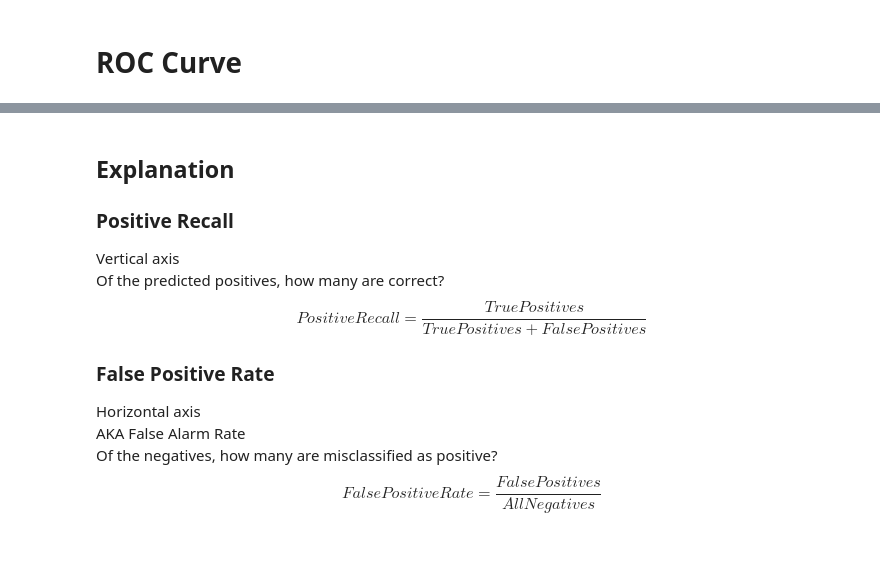
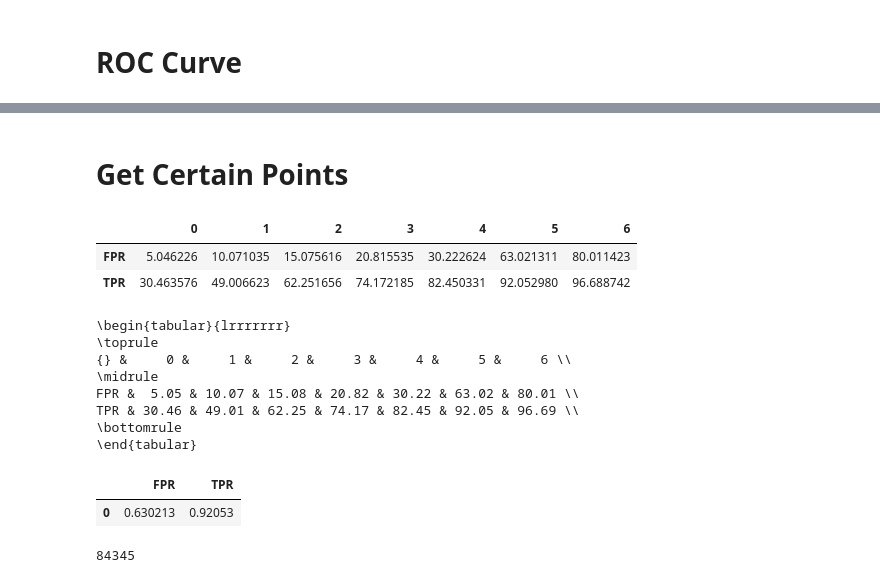
Before and after one commit to middlec000/SPA_predict_homelessness, a Jupyter notebook: Code/4_ROC_Curve.ipynb, the cells around one changed output, grey strips where cells are left out. Saved outputs shown, nothing was run; the diff lists cells and outputs as text; code cells hidden in the pictures; blank space fills up the shorter version.

```diff
--- a/Code/4_ROC_Curve.ipynb
+++ b/Code/4_ROC_Curve.ipynb
@@ -100,17 +94,41 @@ plt.show()
-# %% [markdown]
-## Explanation
-### Positive Recall
-Vertical axis
-Of the predicted positives, how many are correct?
-$$
-Positive Recall =
-\frac{True Positives}{True Positives + False Positives}
-$$
-### False Positive Rate
-Horizontal axis
-AKA False Alarm Rate
-Of the negatives, how many are misclassified as positive?
-$$
-False Positive Rate =
-\frac{False Positives}{All Negatives}
-$$
+# %% [markdown]
+# Get Certain Points
+# %%
+def get_point_at_fpr(target:float, fpr, tpr):
+    for i in range(len(fpr)):
+        if fpr[i] > target:
+            return fpr[i], tpr[i]
+
+def get_points(targets, fpr, tpr):
+    columns = ['FPR', 'TPR']
+    output = np.zeros(shape=(len(targets), 2))
+    for i in range(len(targets)):
+        output[i] = get_point_at_fpr(target=targets[i], fpr=fpr, tpr=tpr)
+    return pd.DataFrame(output, columns=columns)
+# %%
+points = get_points([0.05, 0.1, 0.15, 0.2, 0.3, 0.63, 0.8], fpr=fpr, tpr=tpr) * 100
+points.transpose()
+# %% [output]
+|  | 0 | 1 | 2 | 3 | 4 | 5 | 6 |
+| FPR | 5.046226 | 10.071035 | 15.075616 | 20.815535 | 30.222624 | 63.021311 | 80.011423 |
+| TPR | 30.463576 | 49.006623 | 62.251656 | 74.172185 | 82.450331 | 92.052980 | 96.688742 |
+# %%
+print(points.transpose().to_latex(index=True, float_format="%.2f"))
+# %% [output]
+\begin{tabular}{lrrrrrrr}
+\toprule
+{} &     0 &     1 &     2 &     3 &     4 &     5 &     6 \\
+\midrule
+FPR &  5.05 & 10.07 & 15.08 & 20.82 & 30.22 & 63.02 & 80.01 \\
+TPR & 30.46 & 49.01 & 62.25 & 74.17 & 82.45 & 92.05 & 96.69 \\
+\bottomrule
+\end{tabular}
+# %%
+get_points([.63], fpr=fpr, tpr=tpr)
+# %% [output]
+|  | FPR | TPR |
+| 0 | 0.630213 | 0.92053 |
+# %%
+len(log_predictions)
+# %% [output]
+84345
```
Also changed, not shown: parts of 5 cells of this notebook, 21 other files.
